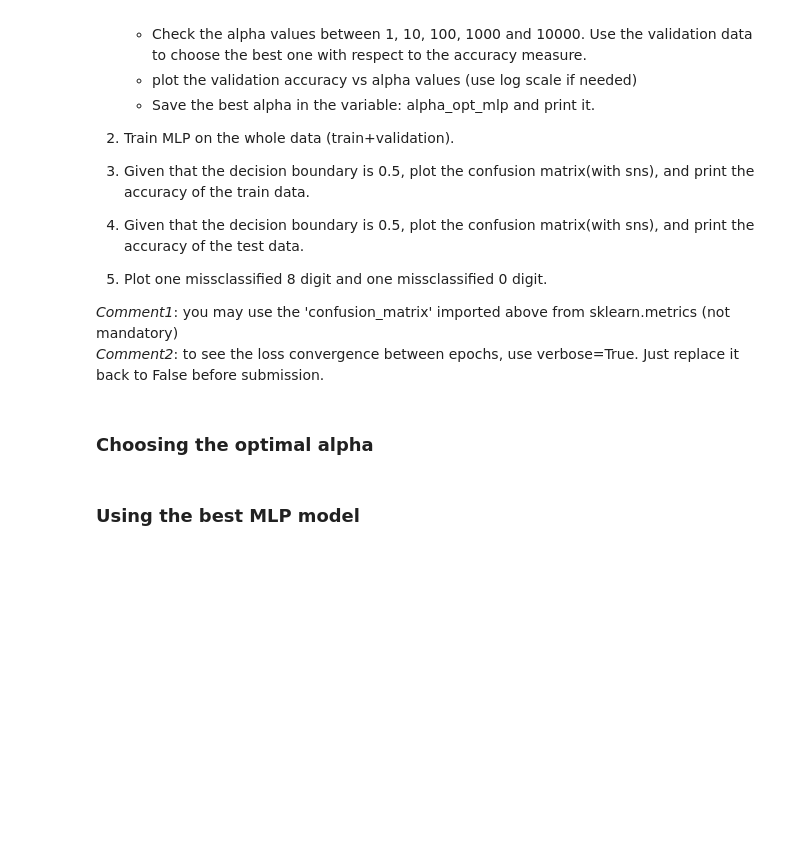
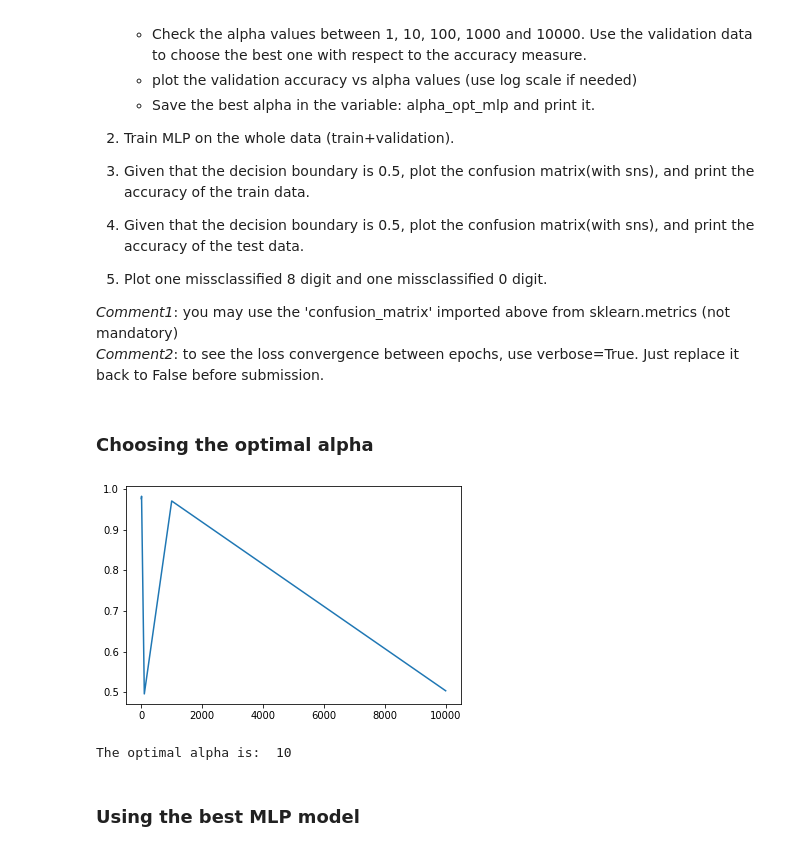
Before and after one commit to yoav-ro/TAU-HIGHTECH, a Jupyter notebook: Year 2/Machine learning/HW/HW3/HW3_322317348.ipynb, the cells around one changed output. Drawn from its saved outputs; the diff is of its cells as text; code cells hidden in the pictures; blank space fills up the shorter version.

```diff
--- a/Year 2/Machine learning/HW/HW3/HW3_322317348.ipynb
+++ b/Year 2/Machine learning/HW/HW3/HW3_322317348.ipynb
@@ -354,2 +390,5 @@ alphas = None # Determine the alphas you are going to check according to the ins
+# %%
+from sklearn.neural_network import MLPClassifier
+alphas = [1,10,100,1000,10000]
 # %% [markdown]
 ### Choosing the optimal alpha
@@ -360,3 +395,20 @@ print("The optimal alpha is: ", alpha_opt_mlp)
+# %%
+scores=[]
+
+for alpha in alphas:
+    model = MLPClassifier(hidden_layer_sizes=(20,), max_iter=200, solver='sgd', verbose=False, tol=1e-3, random_state=1, learning_rate_init=.005, alpha=alpha)
+    model.fit(train_data, train_labels)
+    scores.append(model.score(validation_data, validation_labels))
+
+best_alpha = alphas[scores.index(max(scores))]
+
+plt.plot(alphas, scores)
+plt.show()
+
+print("The optimal alpha is: ", best_alpha)
+# %% [output]
+[figure, added]
+The optimal alpha is:  10
 # %% [markdown]
 ### Using the best MLP model
 # %%
```
Also changed, not shown: parts of 16 cells of this notebook.
